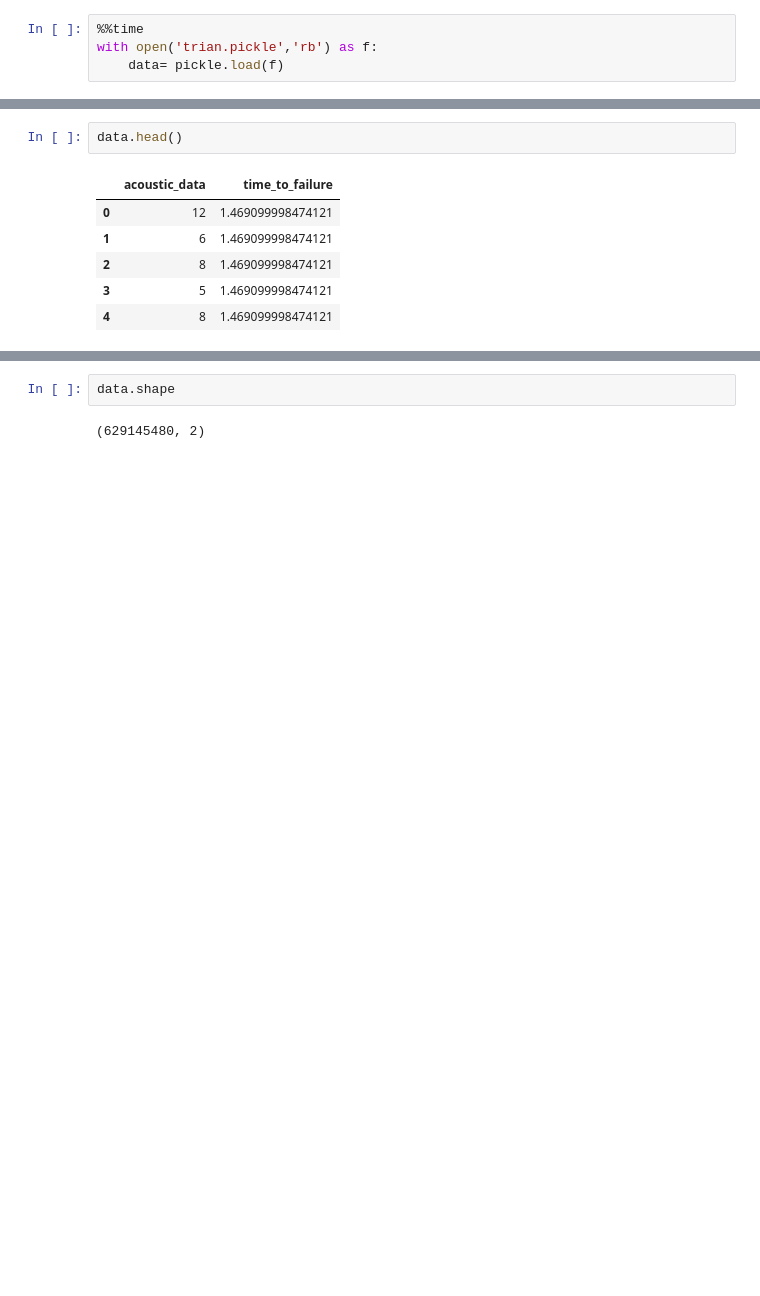
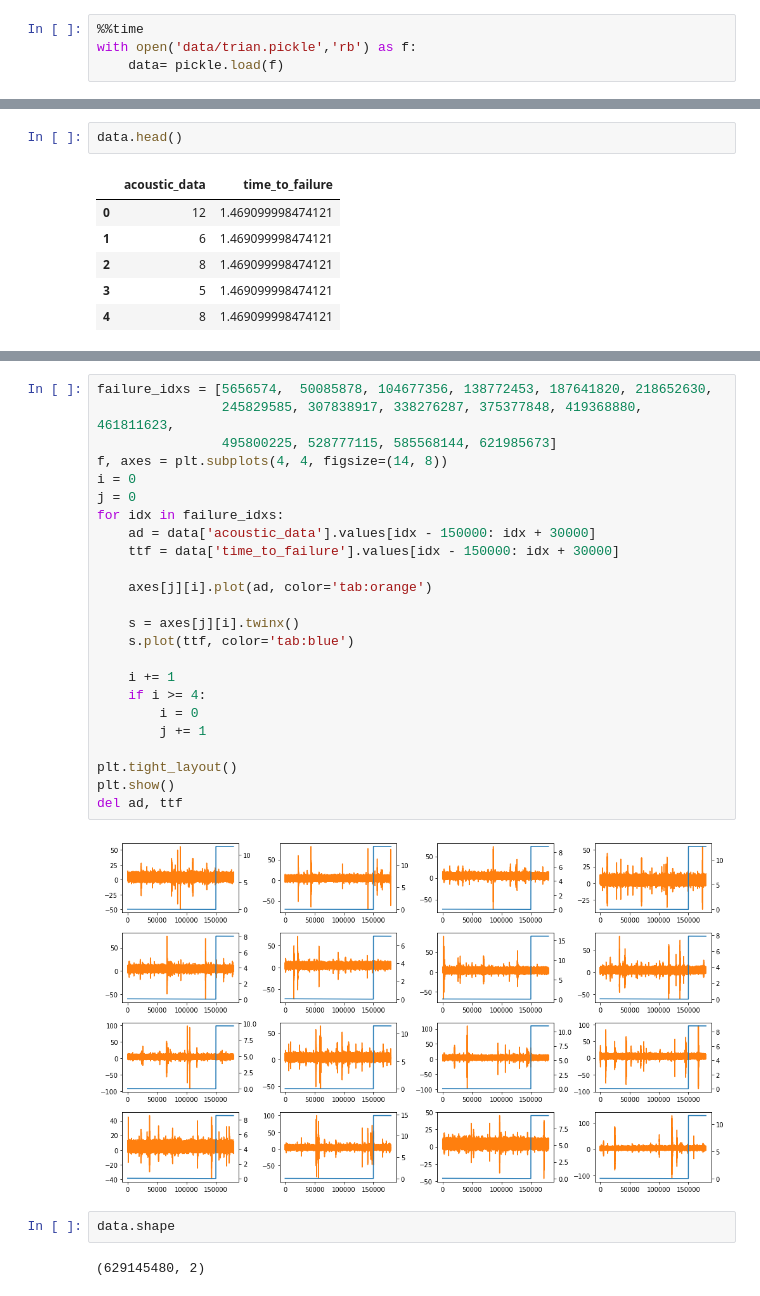
Before and after one commit to LIANGSNOW/earthquake, a Jupyter notebook: Untitled.ipynb, the cells around one changed output, grey strips where cells are left out. Drawn from its saved outputs; the diff is of its cells as text; blank space fills up the shorter version.

```diff
--- a/Untitled.ipynb
+++ b/Untitled.ipynb
@@ -28,6 +28,6 @@ import pickle
 warnings.filterwarnings("ignore")
 # %%
 %%time
-with open('trian.pickle','rb') as f:
+with open('data/trian.pickle','rb') as f:
     data= pickle.load(f)
 # %% [output]
@@ -71,3 +53,29 @@ data.groupby(data['time_to_failure'])['acoustic_data']
+# %%
+failure_idxs = [5656574,  50085878, 104677356, 138772453, 187641820, 218652630,
+                245829585, 307838917, 338276287, 375377848, 419368880, 461811623,
+                495800225, 528777115, 585568144, 621985673]
+f, axes = plt.subplots(4, 4, figsize=(14, 8))
+i = 0
+j = 0
+for idx in failure_idxs:
+    ad = data['acoustic_data'].values[idx - 150000: idx + 30000]
+    ttf = data['time_to_failure'].values[idx - 150000: idx + 30000]
+
+    axes[j][i].plot(ad, color='tab:orange')
+
+    s = axes[j][i].twinx()
+    s.plot(ttf, color='tab:blue')
+
+    i += 1
+    if i >= 4:
+        i = 0
+        j += 1
+
+plt.tight_layout()
+plt.show()
+del ad, ttf
+# %% [output]
+[figure, added]
 # %%
 data.shape
 # %% [output]
```
Also changed, not shown: parts of 5 cells of this notebook.
